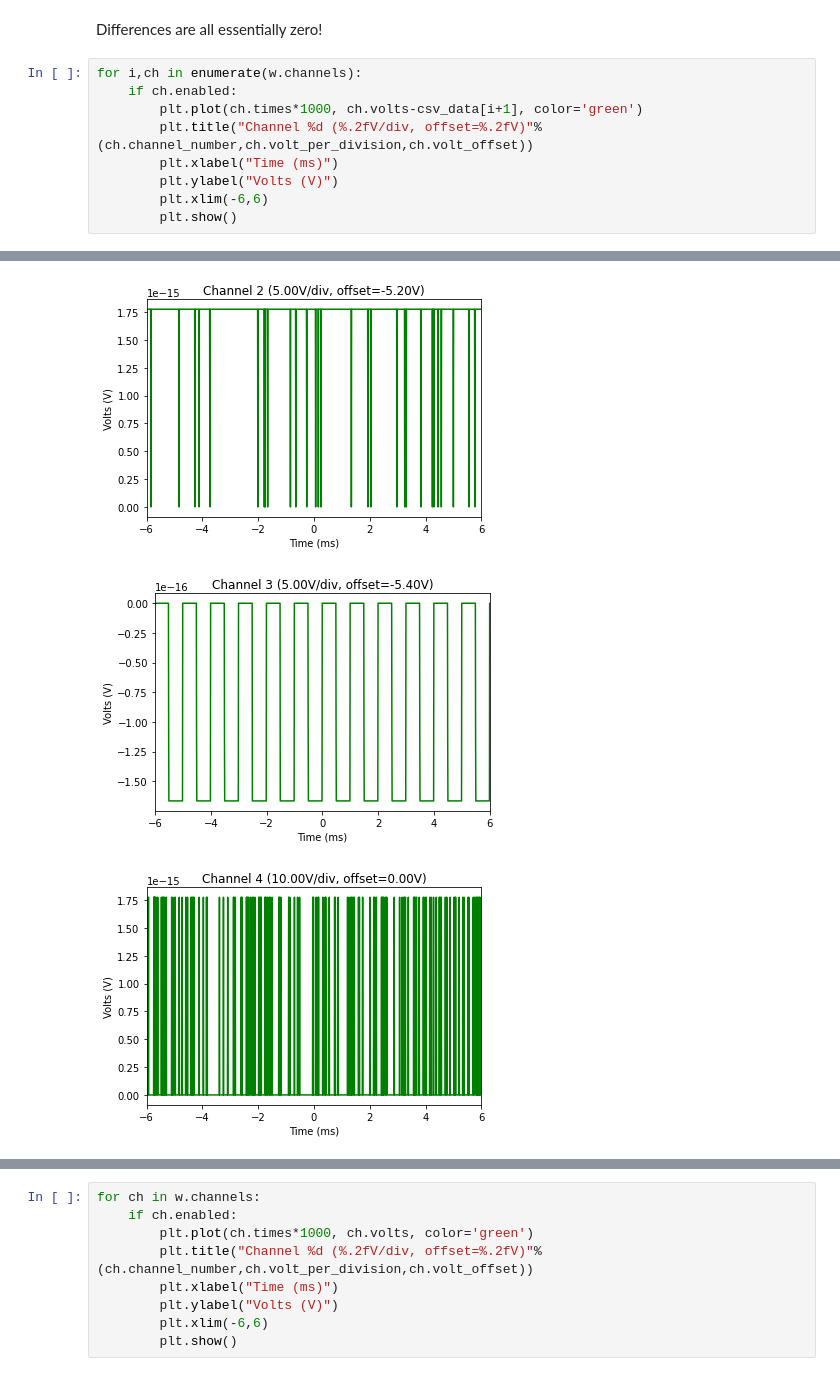
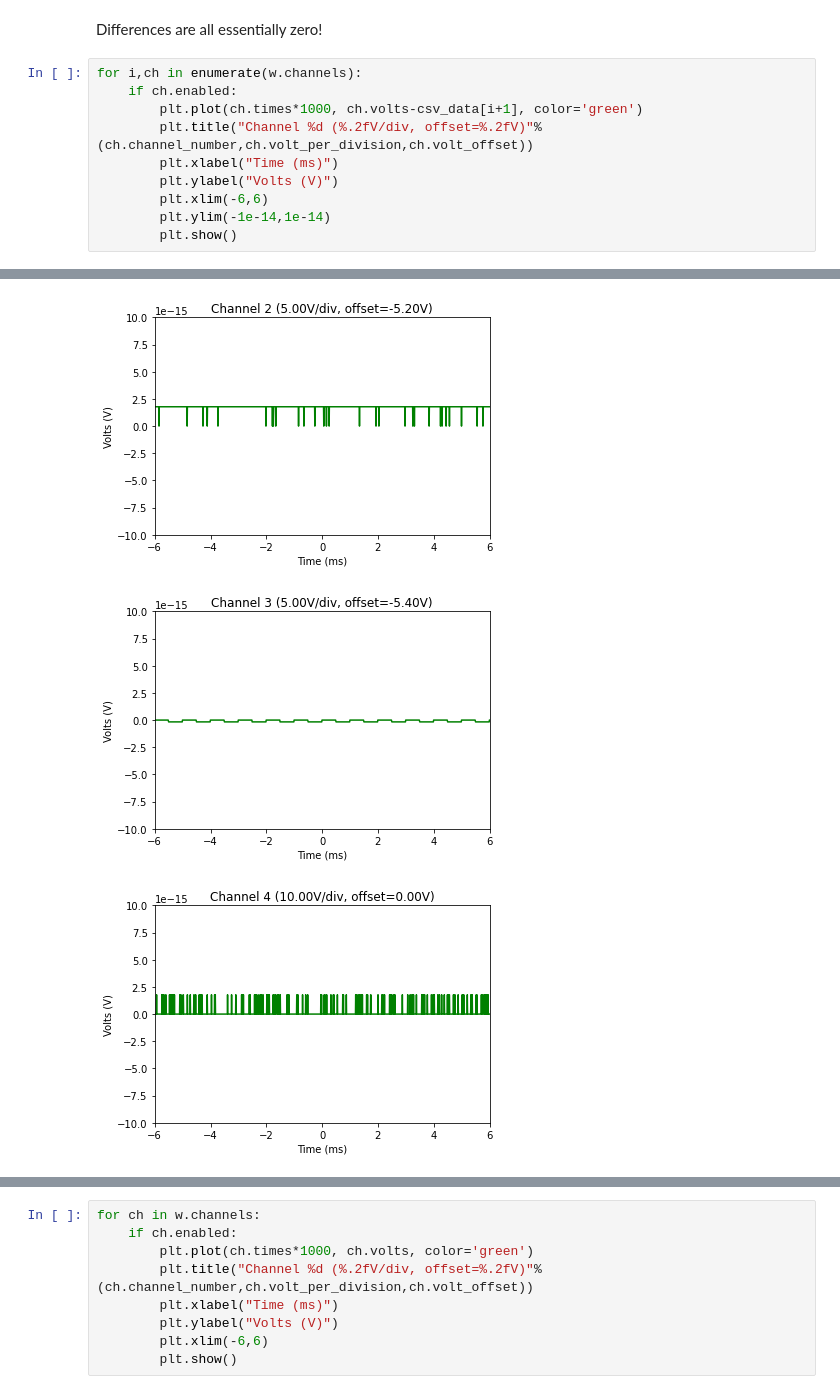
Before and after one commit to scottprahl/RigolWFM, a Jupyter notebook: docs/1-DS1000B-Waveforms.ipynb, the cells around one changed output, grey strips where cells are left out. Cells and saved outputs as stored; diff of their text form.

```diff
--- a/docs/1-DS1000B-Waveforms.ipynb
+++ b/docs/1-DS1000B-Waveforms.ipynb
@@ -130,5 +130,6 @@ for i,ch in enumerate(w.channels):
         plt.xlabel("Time (ms)")
         plt.ylabel("Volts (V)")
         plt.xlim(-6,6)
+        plt.ylim(-1e-14,1e-14)
         plt.show()
 # %% [output]
@@ -136,6 +137,6 @@ for i,ch in enumerate(w.channels):
-[figure, old version]
+[figure, new version]
-[figure, old version]
+[figure, new version]
-[figure, old version]
+[figure, new version]
 # %% [markdown]
 ## DS1204B-B
 
```
Also changed, not shown: parts of 9 cells of this notebook, 3 other files.
